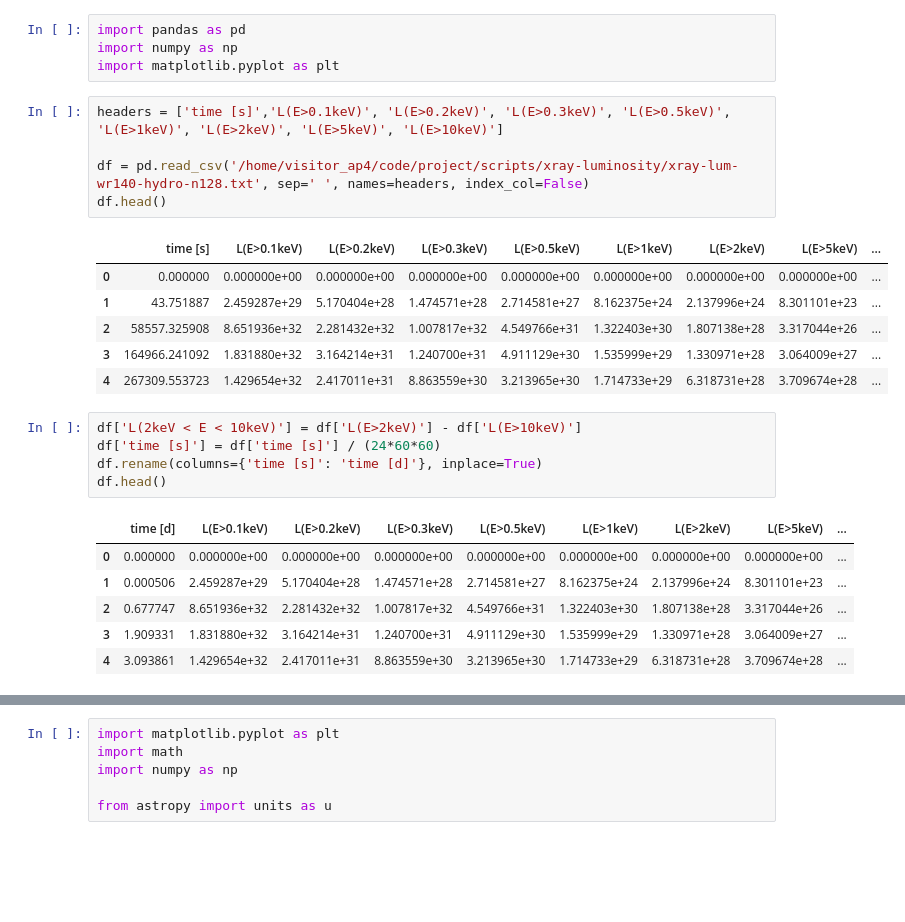
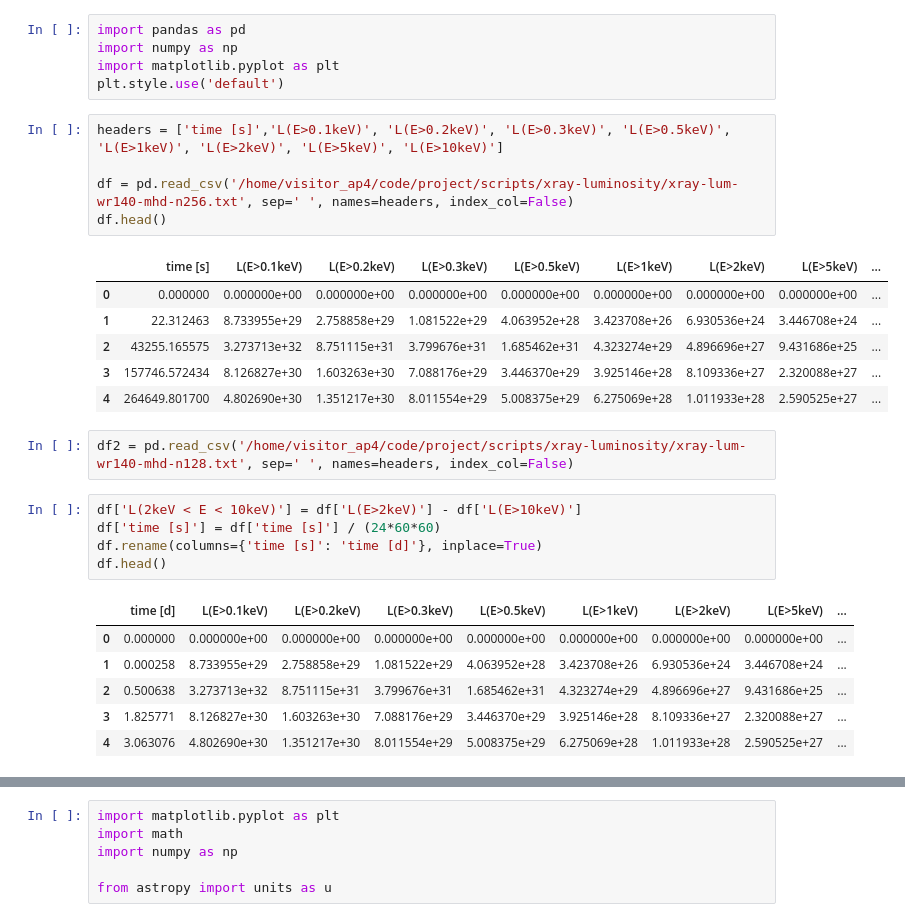
Before and after one commit to tjones8620/binary_star_scripts, a Jupyter notebook: xray-luminosity/luminosity.ipynb, the cells around one changed output, grey strips where cells are left out. Cells and saved outputs as stored; diff of their text form; blank space fills up the shorter version.

```diff
--- a/xray-luminosity/luminosity.ipynb
+++ b/xray-luminosity/luminosity.ipynb
@@ -2,18 +2,21 @@
 import pandas as pd
 import numpy as np
 import matplotlib.pyplot as plt
+plt.style.use('default')
 # %%
 headers = ['time [s]','L(E>0.1keV)', 'L(E>0.2keV)', 'L(E>0.3keV)', 'L(E>0.5keV)', 'L(E>1keV)', 'L(E>2keV)', 'L(E>5keV)', 'L(E>10keV)']
 
-df = pd.read_csv('/home/visitor_ap4/code/project/scripts/xray-luminosity/xray-lum-wr140-hydro-n128.txt', sep=' ', names=headers, index_col=False)
+df = pd.read_csv('/home/visitor_ap4/code/project/scripts/xray-luminosity/xray-lum-wr140-mhd-n256.txt', sep=' ', names=headers, index_col=False)
 df.head()
 # %% [output]
 |  | time [s] | L(E>0.1keV) | L(E>0.2keV) | L(E>0.3keV) | L(E>0.5keV) | L(E>1keV) | L(E>2keV) | L(E>5keV) | ... |
 | 0 | 0.000000 | 0.000000e+00 | 0.000000e+00 | 0.000000e+00 | 0.000000e+00 | 0.000000e+00 | 0.000000e+00 | 0.000000e+00 | ... |
-| 1 | 43.751887 | 2.459287e+29 | 5.170404e+28 | 1.474571e+28 | 2.714581e+27 | 8.162375e+24 | 2.137996e+24 | 8.301101e+23 | ... |
-| 2 | 58557.325908 | 8.651936e+32 | 2.281432e+32 | 1.007817e+32 | 4.549766e+31 | 1.322403e+30 | 1.807138e+28 | 3.317044e+26 | ... |
-| 3 | 164966.241092 | 1.831880e+32 | 3.164214e+31 | 1.240700e+31 | 4.911129e+30 | 1.535999e+29 | 1.330971e+28 | 3.064009e+27 | ... |
-| 4 | 267309.553723 | 1.429654e+32 | 2.417011e+31 | 8.863559e+30 | 3.213965e+30 | 1.714733e+29 | 6.318731e+28 | 3.709674e+28 | ... |
+| 1 | 22.312463 | 8.733955e+29 | 2.758858e+29 | 1.081522e+29 | 4.063952e+28 | 3.423708e+26 | 6.930536e+24 | 3.446708e+24 | ... |
+| 2 | 43255.165575 | 3.273713e+32 | 8.751115e+31 | 3.799676e+31 | 1.685462e+31 | 4.323274e+29 | 4.896696e+27 | 9.431686e+25 | ... |
+| 3 | 157746.572434 | 8.126827e+30 | 1.603263e+30 | 7.088176e+29 | 3.446370e+29 | 3.925146e+28 | 8.109336e+27 | 2.320088e+27 | ... |
+| 4 | 264649.801700 | 4.802690e+30 | 1.351217e+30 | 8.011554e+29 | 5.008375e+29 | 6.275069e+28 | 1.011933e+28 | 2.590525e+27 | ... |
+# %%
+df2 = pd.read_csv('/home/visitor_ap4/code/project/scripts/xray-luminosity/xray-lum-wr140-mhd-n128.txt', sep=' ', names=headers, index_col=False)
 # %%
 df['L(2keV < E < 10keV)'] = df['L(E>2keV)'] - df['L(E>10keV)']
 df['time [s]'] = df['time [s]'] / (24*60*60)
@@ -22,7 +25,7 @@ df.head()
 # %% [output]
 |  | time [d] | L(E>0.1keV) | L(E>0.2keV) | L(E>0.3keV) | L(E>0.5keV) | L(E>1keV) | L(E>2keV) | L(E>5keV) | ... |
 | 0 | 0.000000 | 0.000000e+00 | 0.000000e+00 | 0.000000e+00 | 0.000000e+00 | 0.000000e+00 | 0.000000e+00 | 0.000000e+00 | ... |
-| 1 | 0.000506 | 2.459287e+29 | 5.170404e+28 | 1.474571e+28 | 2.714581e+27 | 8.162375e+24 | 2.137996e+24 | 8.301101e+23 | ... |
-| 2 | 0.677747 | 8.651936e+32 | 2.281432e+32 | 1.007817e+32 | 4.549766e+31 | 1.322403e+30 | 1.807138e+28 | 3.317044e+26 | ... |
-| 3 | 1.909331 | 1.831880e+32 | 3.164214e+31 | 1.240700e+31 | 4.911129e+30 | 1.535999e+29 | 1.330971e+28 | 3.064009e+27 | ... |
-| 4 | 3.093861 | 1.429654e+32 | 2.417011e+31 | 8.863559e+30 | 3.213965e+30 | 1.714733e+29 | 6.318731e+28 | 3.709674e+28 | ... |
+| 1 | 0.000258 | 8.733955e+29 | 2.758858e+29 | 1.081522e+29 | 4.063952e+28 | 3.423708e+26 | 6.930536e+24 | 3.446708e+24 | ... |
+| 2 | 0.500638 | 3.273713e+32 | 8.751115e+31 | 3.799676e+31 | 1.685462e+31 | 4.323274e+29 | 4.896696e+27 | 9.431686e+25 | ... |
+| 3 | 1.825771 | 8.126827e+30 | 1.603263e+30 | 7.088176e+29 | 3.446370e+29 | 3.925146e+28 | 8.109336e+27 | 2.320088e+27 | ... |
+| 4 | 3.063076 | 4.802690e+30 | 1.351217e+30 | 8.011554e+29 | 5.008375e+29 | 6.275069e+28 | 1.011933e+28 | 2.590525e+27 | ... |
```
Also changed, not shown: parts of 2 cells of this notebook, 2 other files.
